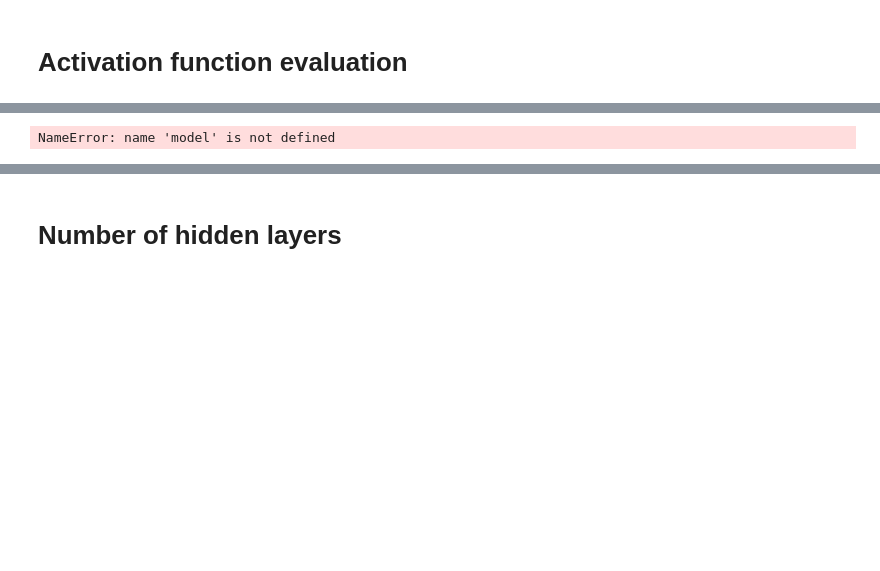
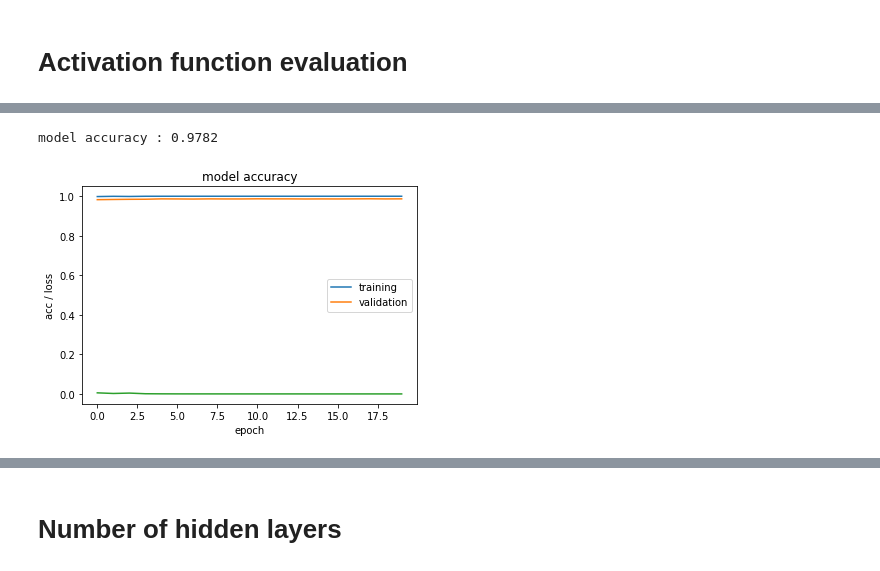
Before and after one commit to GreatLearningAIML1/bangalore-aug19-batch-suneethasomesula, a Jupyter notebook: DL_HyperparameterTuning_2.ipynb, the cells around one changed output, grey strips where cells are left out. Saved outputs shown, nothing was run; the diff lists cells and outputs as text; code cells hidden in the pictures; blank space fills up the shorter version.

```diff
--- a/DL_HyperparameterTuning_2.ipynb
+++ b/DL_HyperparameterTuning_2.ipynb
@@ -67,21 +85,22 @@ AttributeError: module 'tensorflow' has no attribute 'get_default_graph'
 # %%
 batch_size = 256
 epochs = 20
 
 model.compile(optimizer='adam', loss='categorical_crossentropy', metrics=['accuracy'])
 history = model.fit(x_train, y_train, batch_size=batch_size, epochs=epochs, validation_split=.1, verbose=False)
-loss,accuracy  = model.evaluate(x_test, y_test, verbose=False)
+loss,acc  = model.evaluate(x_test, y_test, verbose=False)
 print("model accuracy :" , accuracy)
-#print("validation accuracy : ", val_accuracy)
+#print("validation accuracy : ", val_acc)
 
-plt.plot(history.history['accuracy'])
-plt.plot(history.history['val_accuracy'])
+plt.plot(history.history['acc'])
+plt.plot(history.history['val_acc'])
 plt.plot(history.history['loss'])
 plt.title('model accuracy')
-plt.ylabel('accuracy / loss')
+plt.ylabel('acc / loss')
 plt.xlabel('epoch')
 plt.legend(['training', 'validation'], loc='best')
 plt.show()
 # %% [output]
-NameError: name 'model' is not defined
+model accuracy : 0.9782
+[figure, added]
 # %%
```
Also changed, not shown: parts of 30 cells of this notebook.
